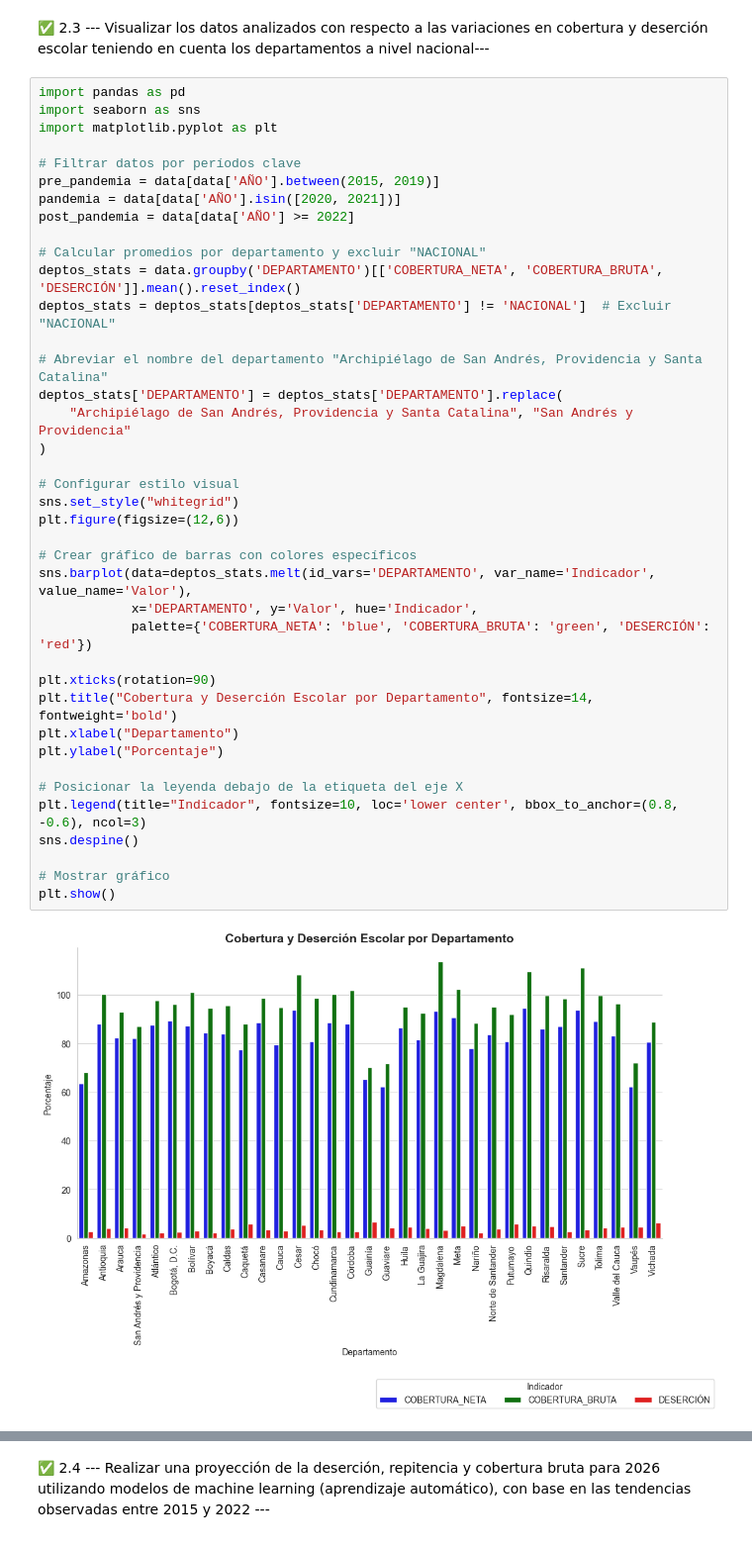
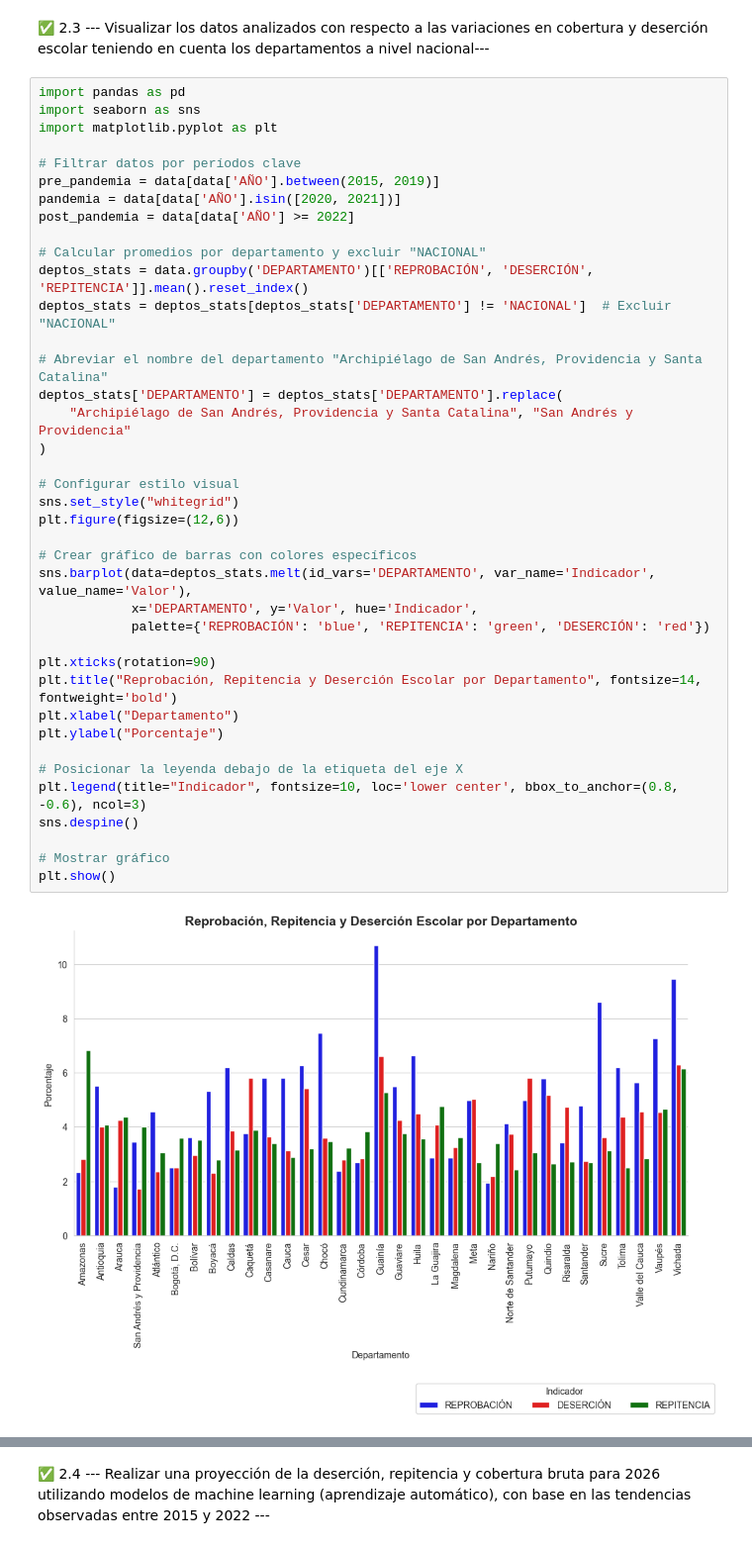
Before and after one commit to Fabiloz/Proyecto_Final, a Jupyter notebook: Análisis_de_Indicadores_Educativos.ipynb, the cells around one changed output, grey strips where cells are left out. Shown at 99% size. Drawn from its saved outputs; the diff is of its cells as text.

```diff
--- a/Análisis_de_Indicadores_Educativos.ipynb
+++ b/Análisis_de_Indicadores_Educativos.ipynb
@@ -907,34 +943,34 @@ pre_pandemia = data[data['AÑO'].between(2015, 2019)]
 pandemia = data[data['AÑO'].isin([2020, 2021])]
 post_pandemia = data[data['AÑO'] >= 2022]
 
 # Calcular promedios por departamento y excluir "NACIONAL"
-deptos_stats = data.groupby('DEPARTAMENTO')[['COBERTURA_NETA', 'COBERTURA_BRUTA', 'DESERCIÓN']].mean().reset_index()
+deptos_stats = data.groupby('DEPARTAMENTO')[['REPROBACIÓN', 'DESERCIÓN', 'REPITENCIA']].mean().reset_index()
 deptos_stats = deptos_stats[deptos_stats['DEPARTAMENTO'] != 'NACIONAL']  # Excluir "NACIONAL"
 
 # Abreviar el nombre del departamento "Archipiélago de San Andrés, Providencia y Santa Catalina"
 deptos_stats['DEPARTAMENTO'] = deptos_stats['DEPARTAMENTO'].replace(
     "Archipiélago de San Andrés, Providencia y Santa Catalina", "San Andrés y Providencia"
 )
 
 # Configurar estilo visual
 sns.set_style("whitegrid")
 plt.figure(figsize=(12,6))
 
 # Crear gráfico de barras con colores específicos
 sns.barplot(data=deptos_stats.melt(id_vars='DEPARTAMENTO', var_name='Indicador', value_name='Valor'),
             x='DEPARTAMENTO', y='Valor', hue='Indicador',
-            palette={'COBERTURA_NETA': 'blue', 'COBERTURA_BRUTA': 'green', 'DESERCIÓN': 'red'})
+            palette={'REPROBACIÓN': 'blue', 'REPITENCIA': 'green', 'DESERCIÓN': 'red'})
 
 plt.xticks(rotation=90)
-plt.title("Cobertura y Deserción Escolar por Departamento", fontsize=14, fontweight='bold')
+plt.title("Reprobación, Repitencia y Deserción Escolar por Departamento", fontsize=14, fontweight='bold')
 plt.xlabel("Departamento")
 plt.ylabel("Porcentaje")
 
 # Posicionar la leyenda debajo de la etiqueta del eje X
 plt.legend(title="Indicador", fontsize=10, loc='lower center', bbox_to_anchor=(0.8, -0.6), ncol=3)
 sns.despine()
 
 # Mostrar gráfico
 plt.show()
 # %% [output]
-[figure, old version]
+[figure, new version]
```
Also changed, not shown: parts of 2 cells of this notebook, 1 other file.
